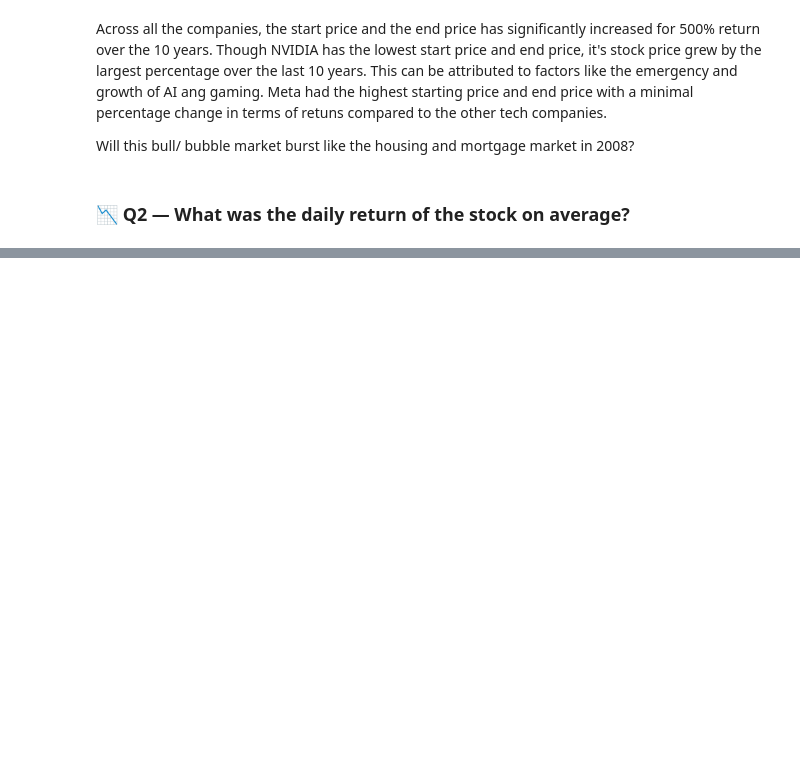
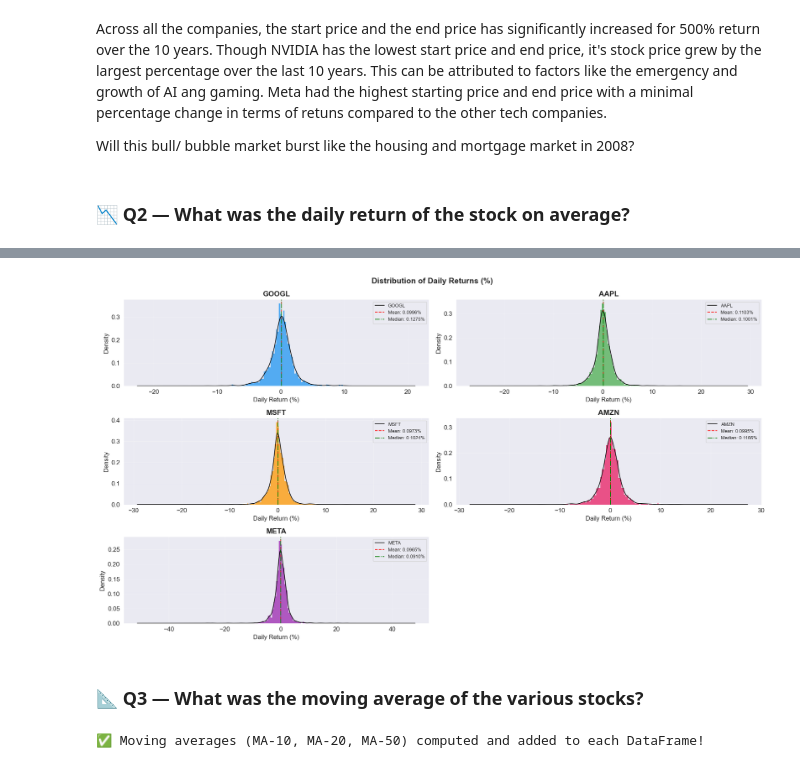
Before and after one commit to MuindeEsther/Stock-Market-Analysis-_Prediction-using-LSTM, a Jupyter notebook: data_load.ipynb, the cells around one changed output, grey strips where cells are left out. Drawn from its saved outputs; the diff is of its cells as text; code cells hidden in the pictures; blank space fills up the shorter version.

```diff
--- a/data_load.ipynb
+++ b/data_load.ipynb
@@ -319,0 +362,38 @@ plt.show()
+# %%
+# Plot 4: Distribution histograms
+fig, axes = plt.subplots(3, 2, figsize=(18, 10))
+fig.suptitle('Distribution of Daily Returns (%)', fontsize=15, fontweight='bold')
+axes = axes.flatten()
+
+for i, (ticker, color) in enumerate(zip(TICKERS, PALETTE)):
+    ret = daily_returns[ticker]
+    axes[i].hist(ret, bins=100, color=color, alpha=0.75, edgecolor='none', density=True)
+    ret.plot(kind='kde', color='black', linewidth=1.2, ax=axes[i])
+    axes[i].axvline(ret.mean(), color='red', linestyle='--', linewidth=1.4, label=f'Mean: {ret.mean():.4f}%')
+    axes[i].axvline(ret.median(), color='green', linestyle='-.', linewidth=1.4, label=f'Median: {ret.median():.4f}%')
+    axes[i].set_title(ticker, fontsize=14, fontweight='bold')
+    axes[i].set_xlabel('Daily Return (%)')
+    axes[i].set_ylabel('Density')
+    axes[i].legend(fontsize=9)
+
+fig.delaxes(axes[5]) # Remove empty subplot
+plt.tight_layout()
+plt.savefig('daily_returns_distribution.png', dpi=300, bbox_inches='tight')
+plt.show()
+# %% [output]
+[figure, added]
+# %% [markdown]
+<a id='5'></a>
+### 📐 Q3 — What was the moving average of the various stocks?
+# %%
+# -- Compute MA-10, MA-20, MA-50--
+
+MA_WINDOWS = [10, 20, 50]
+
+for ticker in TICKERS:
+    for w in MA_WINDOWS:
+        frames[ticker][f'MA_{w}'] = frames[ticker]['Close'].rolling(window=w).mean()
+
+print("\n✅ Moving averages (MA-10, MA-20, MA-50) computed and added to each DataFrame!")
+# %% [output]
+✅ Moving averages (MA-10, MA-20, MA-50) computed and added to each DataFrame!
```
Also changed, not shown: parts of 8 cells of this notebook.
